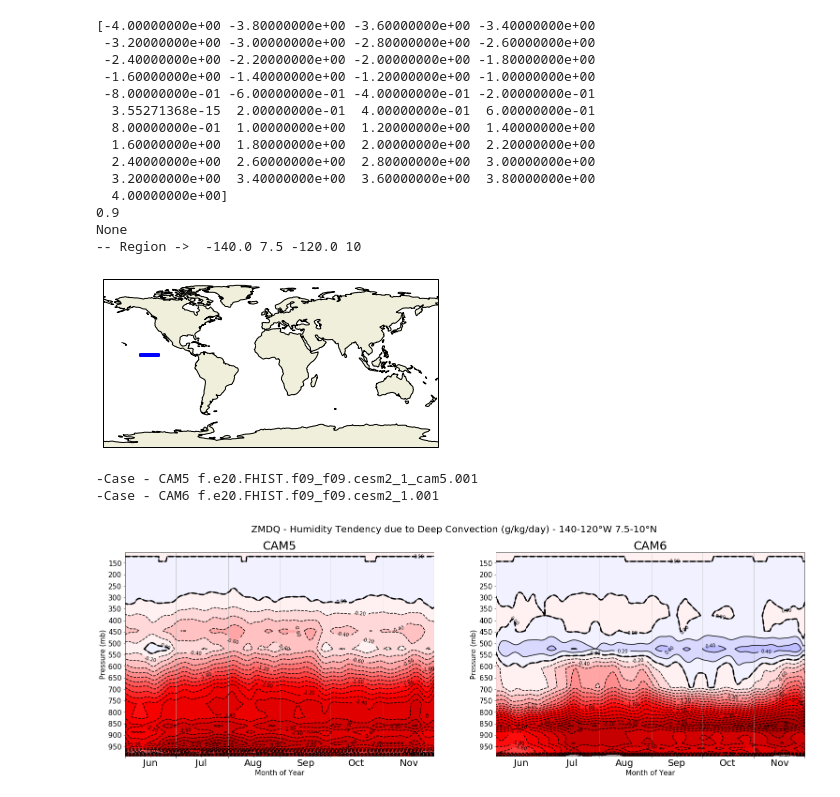
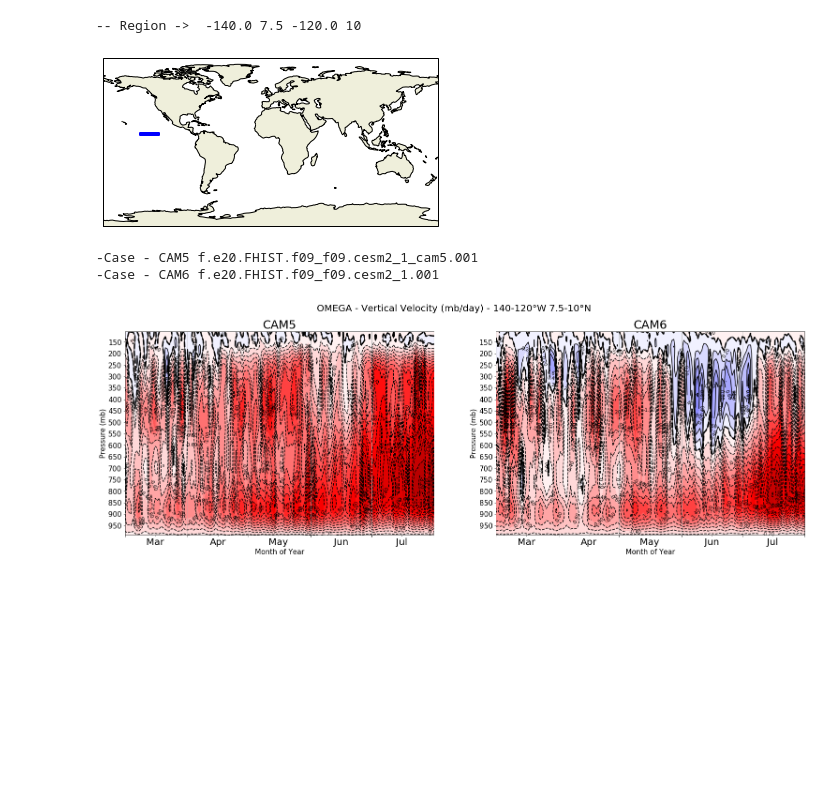
Before and after one commit to swrneale/python-scripts, a Jupyter notebook: general/tend_curtain_daily.ipynb, the cells around one changed output. Saved outputs shown, nothing was run; the diff lists cells and outputs as text; code cells hidden in the pictures; blank space fills up the shorter version.

```diff
--- a/general/tend_curtain_daily.ipynb
+++ b/general/tend_curtain_daily.ipynb
@@ -15,19 +15,24 @@ import cartopy.feature as cfeature
 import pandas as pd
 from scipy import signal
 # %%
-var_name = 'ZMDQ' ; vscale = 86400*1000. ; vunits = 'g/kg/day' ; long_name = 'Humidity Tendency due to Deep Convection'
+#var_name = 'ZMDQ' ; vscale = 86400*1000. ; vunits = 'g/kg/day' ; long_name = 'Humidity Tendency due to Deep Convection'
 #var_name = 'ZMDT' ; vscale = 86400. ; vunits = 'g/kg/day' ; long_name = 'Temperature Tendency due to Deep Convection'
-#var_name = 'OMEGA' ; vscale = 0.01*3600. ; vunits = 'mb/day' ; long_name = 'Vertical Velocity'
+var_name = 'OMEGA' ; vscale = 0.01*3600. ; vunits = 'mb/day' ; long_name = 'Vertical Velocity'
 #var_name = 'RVMTEND_CLUBB' ; vscale = 86400*1000. ; vunits = 'g/kg/day' ; long_name = 'Humidity Tendency due to CLUBB'
 #var_name = 'CMFDQ' ; vscale = 86400*1000. ; vunits = 'g/kg/day' ; long_name = 'Humidity Tendency due to UW Shallow Convection'
 
-date_range = ["0001-06-01","0001-12-01"]
+
+date_range = ["0001-03-01","0001-08-01"]
+
+
 
 #reg_a = [-15,15,90,150.] # LATS first then LONS
 #reg_a = [-10,10,120.,160] # lats, lons averaging region - m. Continent
 reg_a = [7.5,10,220.,240] # lats, lons averaging region. - E. Pac 1
 #reg_a = [5,12,270,280] # lats, lons averaging region. - E. Pac 2
 #reg_a = [5,12,240,270] # lats, lons averag ing region. - E. Pac 2
+#reg_a = [39.5,40.5,360-8.5,360-7.5,] # lats, lons averaging region. - E. Pac 1
+
 
 run_names = ['f.e20.FHIST.f09_f09.cesm2_1_cam5.001','f.e20.FHIST.f09_f09.cesm2_1.001']
 case_names = np.array(['CAM5','CAM6'])
@@ -50,8 +55,7 @@ cmin,cmax,dcont = -4.00000,4.0000,0.200000
 
 plevels =  np.arange(cmin,cmax+dcont,dcont,dtype=np.double)
 plevels = plevels[plevels!=0]
-print(plevels)
-print(print('{:.3}'.format(0.9)))
+
 
 ## Plot map with averaging location
 
@@ -121,48 +125,36 @@ for ic in range(ncases):
 
     ax[ic].xaxis_date()
     ax[ic].invert_yaxis()
     ax[ic].set_ylabel('Pressure (mb)',fontsize=15)
     ax[ic].set_xlabel("Month of Year",fontsize=15)
 
     ax[ic].set_yticks(plev)
     ax[ic].set_yticklabels(plev.astype(int),fontsize=15)
 #    ax[ic].set_yticklabels(lev.astype(int),fontsize=15)
 
     ax[ic].xaxis.grid(True)
     mp.rcParams['xtick.labelsize']=20 # GLobal set of xtick label size
 # Filter
-    for ii in range(0,10): #Simple multiple passes of a 1-2-1 filter
+    for ii in range(0,0): #Simple multiple passes of a 1-2-1 filter
         var_mt[:,1:nt-2] = 0.25*(var_mt[:,0:nt-3].values+2*var_mt[:,1:nt-2].values+var_mt[:,2:nt-1].values)
+
 
     ax[ic].set_title(case,fontsize=25)
     aplot = ax[ic].contourf(doy,lev,var_mt,levels=plevels,cmap='seismic_r')
     aplot = ax[ic].contour(doy,lev,var_mt,levels=plevels,colors='black')
     ax[ic].clabel(aplot, aplot.levels,fmt='%3.2f')
     aplot = ax[ic].contour(doy,lev,var_mt,levels=[0],colors='black',linewidths=3,linestyles='dashed')
 
 
 ptitle = var_name+' - '+long_name+' ('+vunits+') - '+reg_a_str
 mp.suptitle(ptitle,fontsize=20)
 mp.savefig('daily_ts.plev_'+var_name+'_'+reg_a_out+'_'+date_range[0]+'_to_'+date_range[1]+'.png', dpi=300)
 # %% [output]
-[-4.00000000e+00 -3.80000000e+00 -3.60000000e+00 -3.40000000e+00
- -3.20000000e+00 -3.00000000e+00 -2.80000000e+00 -2.60000000e+00
- -2.40000000e+00 -2.20000000e+00 -2.00000000e+00 -1.80000000e+00
- -1.60000000e+00 -1.40000000e+00 -1.20000000e+00 -1.00000000e+00
- -8.00000000e-01 -6.00000000e-01 -4.00000000e-01 -2.00000000e-01
-  3.55271368e-15  2.00000000e-01  4.00000000e-01  6.00000000e-01
-  8.00000000e-01  1.00000000e+00  1.20000000e+00  1.40000000e+00
-  1.60000000e+00  1.80000000e+00  2.00000000e+00  2.20000000e+00
-  2.40000000e+00  2.60000000e+00  2.80000000e+00  3.00000000e+00
-  3.20000000e+00  3.40000000e+00  3.60000000e+00  3.80000000e+00
-  4.00000000e+00]
-0.9
-None
 -- Region ->  -140.0 7.5 -120.0 10
 [figure]
 -Case - CAM5 f.e20.FHIST.f09_f09.cesm2_1_cam5.001
 -Case - CAM6 f.e20.FHIST.f09_f09.cesm2_1.001
-[figure, old version]
+[figure, new version]
 # %%
 def gauss_kern(size, sizey=None):
     """ Returns a normalized 2D gauss kernel array for convolutions """
```
Also changed, not shown: 3 other files.
